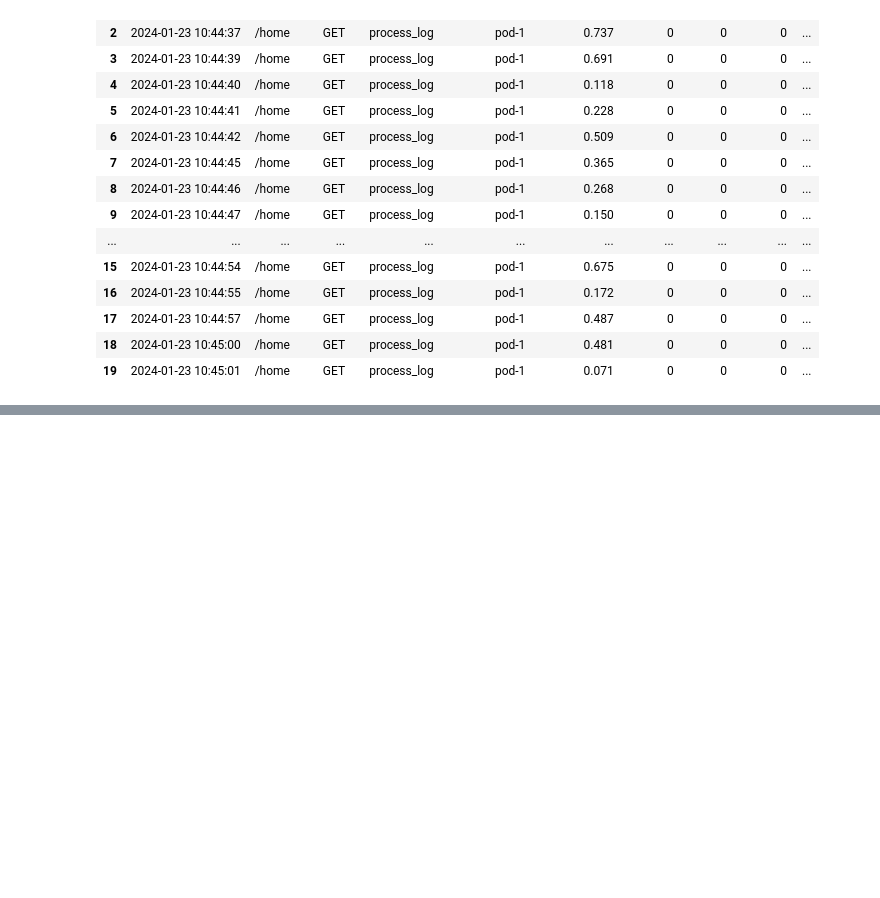
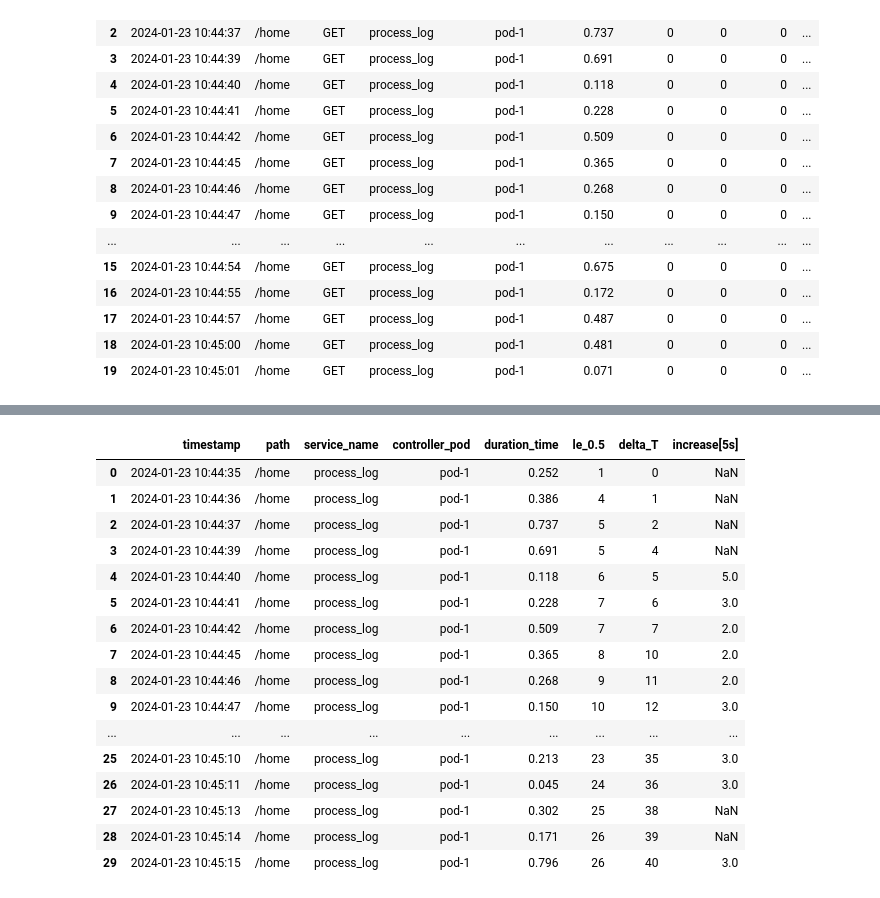
Before and after one commit to vuvietnguyenit/data_analystic, a Jupyter notebook: notebooks/calculate_latency_duration_time.ipynb, the cells around one changed output, grey strips where cells are left out. Saved outputs shown, nothing was run; the diff lists cells and outputs as text; code cells hidden in the pictures; blank space fills up the shorter version.

```diff
--- a/notebooks/calculate_latency_duration_time.ipynb
+++ b/notebooks/calculate_latency_duration_time.ipynb
@@ -321,0 +354,20 @@ dtype: object
+# %%
+df_group_1[0:30][["timestamp", "path", "service_name", "controller_pod", "duration_time", "le_0.5", "delta_T", "increase[5s]"]]
+# %% [output]
+|  | timestamp | path | service_name | controller_pod | duration_time | le_0.5 | delta_T | increase[5s] |
+| 0 | 2024-01-23 10:44:35 | /home | process_log | pod-1 | 0.252 | 1 | 0 | NaN |
+| 1 | 2024-01-23 10:44:36 | /home | process_log | pod-1 | 0.386 | 4 | 1 | NaN |
+| 2 | 2024-01-23 10:44:37 | /home | process_log | pod-1 | 0.737 | 5 | 2 | NaN |
+| 3 | 2024-01-23 10:44:39 | /home | process_log | pod-1 | 0.691 | 5 | 4 | NaN |
+| 4 | 2024-01-23 10:44:40 | /home | process_log | pod-1 | 0.118 | 6 | 5 | 5.0 |
+| 5 | 2024-01-23 10:44:41 | /home | process_log | pod-1 | 0.228 | 7 | 6 | 3.0 |
+| 6 | 2024-01-23 10:44:42 | /home | process_log | pod-1 | 0.509 | 7 | 7 | 2.0 |
+| 7 | 2024-01-23 10:44:45 | /home | process_log | pod-1 | 0.365 | 8 | 10 | 2.0 |
+| 8 | 2024-01-23 10:44:46 | /home | process_log | pod-1 | 0.268 | 9 | 11 | 2.0 |
+| 9 | 2024-01-23 10:44:47 | /home | process_log | pod-1 | 0.150 | 10 | 12 | 3.0 |
+| ... | ... | ... | ... | ... | ... | ... | ... | ... |
+| 25 | 2024-01-23 10:45:10 | /home | process_log | pod-1 | 0.213 | 23 | 35 | 3.0 |
+| 26 | 2024-01-23 10:45:11 | /home | process_log | pod-1 | 0.045 | 24 | 36 | 3.0 |
+| 27 | 2024-01-23 10:45:13 | /home | process_log | pod-1 | 0.302 | 25 | 38 | NaN |
+| 28 | 2024-01-23 10:45:14 | /home | process_log | pod-1 | 0.171 | 26 | 39 | NaN |
+| 29 | 2024-01-23 10:45:15 | /home | process_log | pod-1 | 0.796 | 26 | 40 | 3.0 |
```
Also changed, not shown: parts of 11 cells of this notebook.
